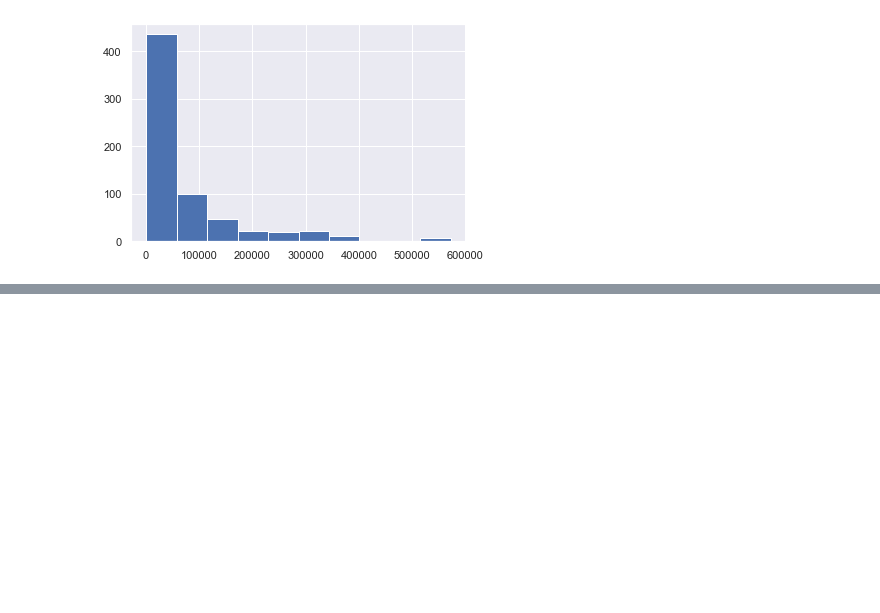
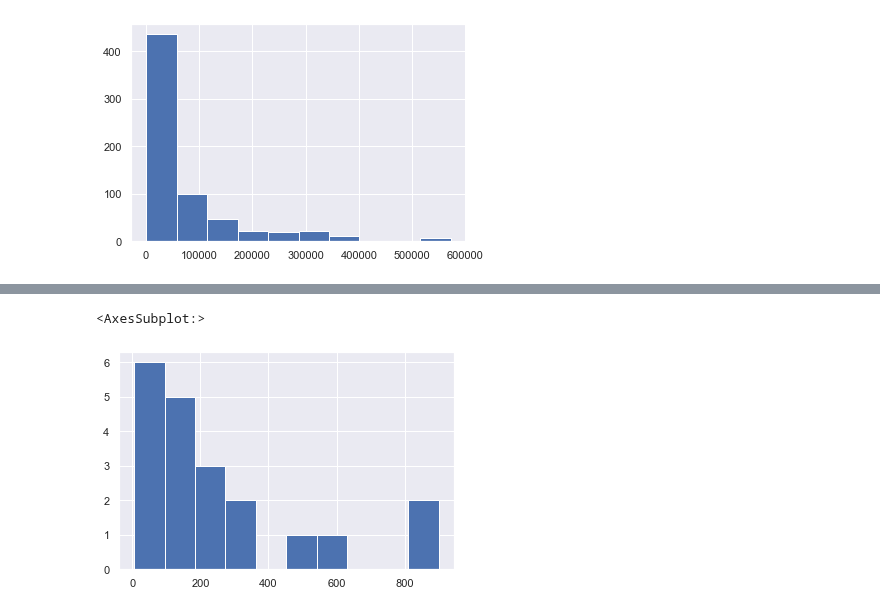
Before and after one commit to bang-a-coder/thesis-analysis, a Jupyter notebook: explore_visual.ipynb, the cells around one changed output, grey strips where cells are left out. Cells and saved outputs as stored; diff of their text form; code cells hidden in the pictures; blank space fills up the shorter version.

```diff
--- a/explore_visual.ipynb
+++ b/explore_visual.ipynb
@@ -91,0 +84,5 @@ Name: techniquec, dtype: int64
+# %%
+df[df.jvemp < 1000]['jvemp'].hist()
+# %% [output]
+<AxesSubplot:>
+[figure, added]
```
Also changed, not shown: parts of 5 cells of this notebook, 1 other file.
